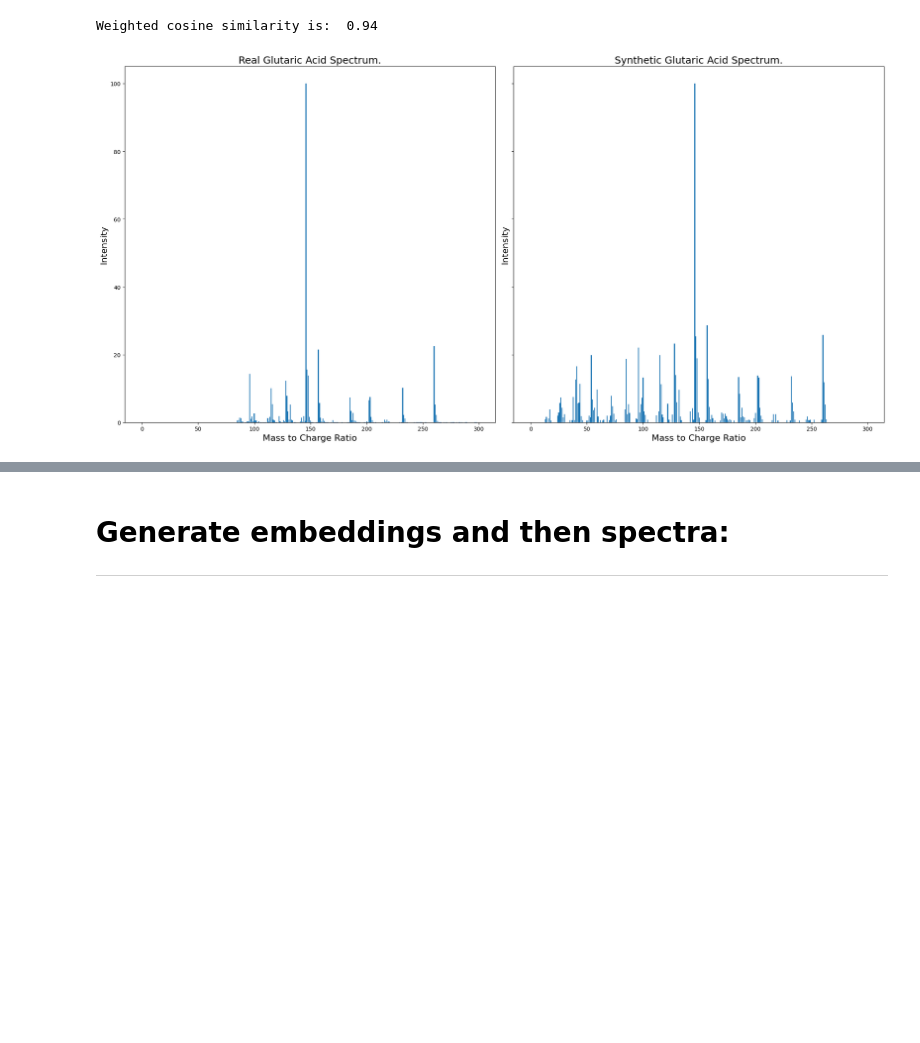
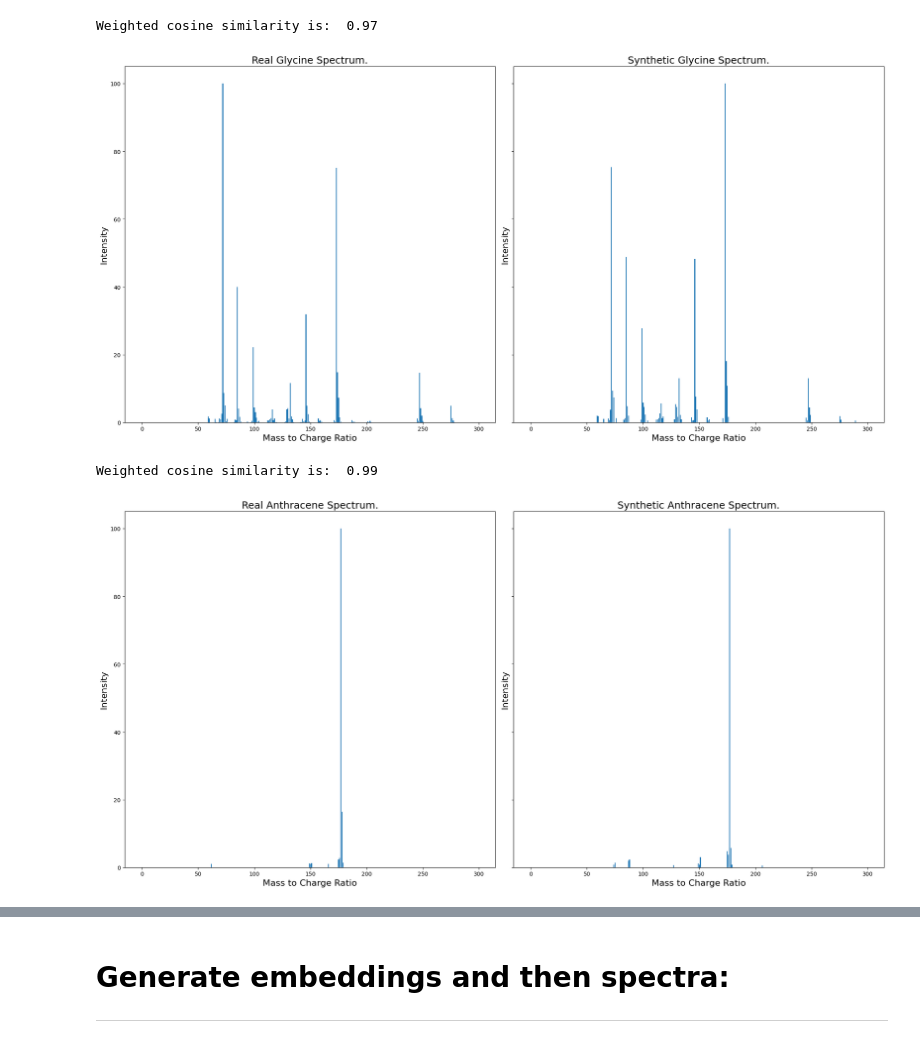
Before and after one commit to CateMerfeld/mass_spec, a Jupyter notebook: single_model/denoiser.ipynb, the cells around one changed output, grey strips where cells are left out. Drawn from its saved outputs; the diff is of its cells as text; code cells hidden in the pictures; blank space fills up the shorter version.

Commit message:
Updating noise pct

```diff
--- a/single_model/denoiser.ipynb
+++ b/single_model/denoiser.ipynb
@@ -354,5 +354,5 @@ for col in spectra:
 all_chemical_names = sorted(all_chemical_names)
 # %%
 loss_type = 'spectra'
-train_noisy_data, test_noisy_data = create_dataset(spectra, embeddings, noise_loc=loss_type, noise_pct=1)
+train_noisy_data, test_noisy_data = create_dataset(spectra, embeddings, noise_loc=loss_type, noise_pct=.8)
 # %%
@@ -404,10 +384,12 @@ plot_emb_pca(embeddings, output_embeddings, output_labels, all_chemical_names)
 # %%
 true_spectra = [vec[:915].detach().numpy() for vec in true_values]
 output_spectra = [vec[:915].detach().numpy() for vec in model_output]
-plot_results(true_spectra, output_spectra, output_labels, idx=[1,2])
+plot_results(true_spectra, output_spectra, output_labels, idx=[0,2])
 # %% [output]
-Weighted cosine similarity is:  0.94
+Weighted cosine similarity is:  0.97
-[figure, old version]
+[figure, new version]
+Weighted cosine similarity is:  0.99
+[figure, added]
 # %%
 # noise_loc = 'spectra'
 # train_noisy_data, test_noisy_data = create_dataset(spectra, embeddings, noise_loc=noise_loc, noise_pct=1)
```
Also changed, not shown: parts of 6 cells of this notebook.
